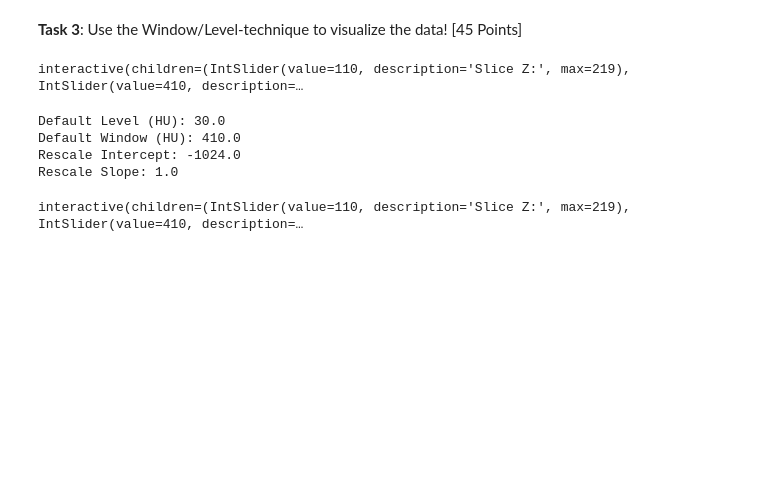
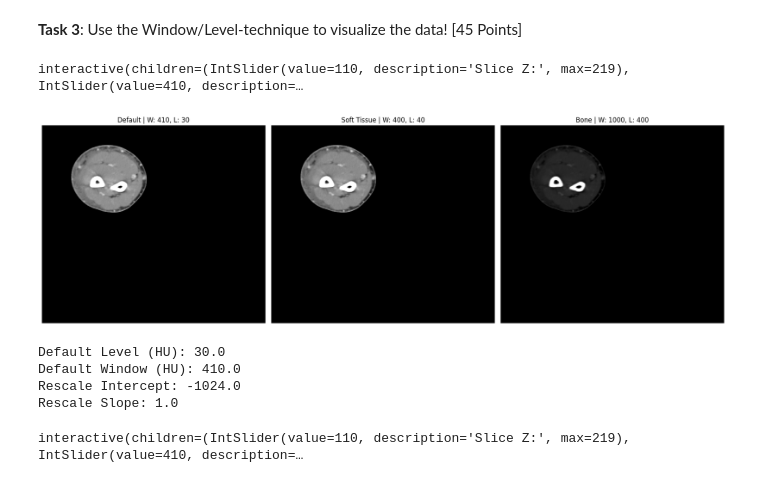
Before and after one commit to shkimmie-umb/cs666student, a Jupyter notebook: CS666_Assignment_6_shk.ipynb, the cells around one changed output. Drawn from its saved outputs; the diff is of its cells as text; code cells hidden in the pictures; blank space fills up the shorter version.

```diff
--- a/CS666_Assignment_6_shk.ipynb
+++ b/CS666_Assignment_6_shk.ipynb
@@ -172,33 +211,59 @@ from ipywidgets import interact, IntSlider
 import matplotlib.pyplot as plt
 
 def explore_window_level_multi(z, window, level):
     vmin = level - (window / 2)
     vmax = level + (window / 2)
 
     # Create a 1x3 grid for multiple slices
     fig, axes = plt.subplots(1, 3, figsize=(18, 6))
 
     # We will look at the current slice (z), one 5 slices below, and one 5 slices above
     offsets = [-5, 0, 5]
 
     for i, offset in enumerate(offsets):
         # We use max() and min() to ensure we don't accidentally ask for a slice
         # outside the boundaries of the CT volume when scrolling near the ends
         slice_idx = max(0, min(hu_volume.shape[2] - 1, z + offset))
 
         axes[i].imshow(hu_volume[:, :, slice_idx], cmap='gray', vmin=vmin, vmax=vmax)
         axes[i].set_title(f'Axial (Z={slice_idx}) | W: {window}, L: {level}')
         axes[i].axis('off')
 
     plt.tight_layout()
     plt.show()
 
 interact(explore_window_level_multi,
          z=IntSlider(min=0, max=hu_volume.shape[2]-1, value=hu_volume.shape[2]//2, description='Slice Z:'),
          window=IntSlider(min=50, max=3000, step=50, value=int(window), description='Window:'),
          level=IntSlider(min=-1000, max=1000, step=50, value=int(level), description='Level:'))
+
+
+# Static Window/Level Demonstration for GitHub compatibility
+configs = [
+    {"title": "Default", "level": level, "window": window},
+    {"title": "Soft Tissue", "level": 40, "window": 400},
+    {"title": "Bone", "level": 400, "window": 1000}
+]
+
+mid_z = ct_volume.shape[2] // 2
+fig, axes = plt.subplots(1, 3, figsize=(18, 6))
+
+for i, config in enumerate(configs):
+    hu_min = config["level"] - (config["window"] / 2)
+    hu_max = config["level"] + (config["window"] / 2)
+
+    raw_vmin = (hu_min - intercept) / slope
+    raw_vmax = (hu_max - intercept) / slope
+
+    axes[i].imshow(ct_volume[:, :, mid_z], cmap='gray', vmin=raw_vmin, vmax=raw_vmax)
+    axes[i].set_title(f'{config["title"]} | W: {config["window"]}, L: {config["level"]}')
+    axes[i].axis('off')
+
+plt.tight_layout()
+plt.show()
 # %% [output]
 interactive(children=(IntSlider(value=110, description='Slice Z:', max=219), IntSlider(value=410, description=…
+[figure, added]
 # %%
 # 1) Please load the Window/Level values from the DICOM file,
 # print these values, and then visualize one slice with window/level adjustment.
```
Also changed, not shown: parts of 4 cells of this notebook.
